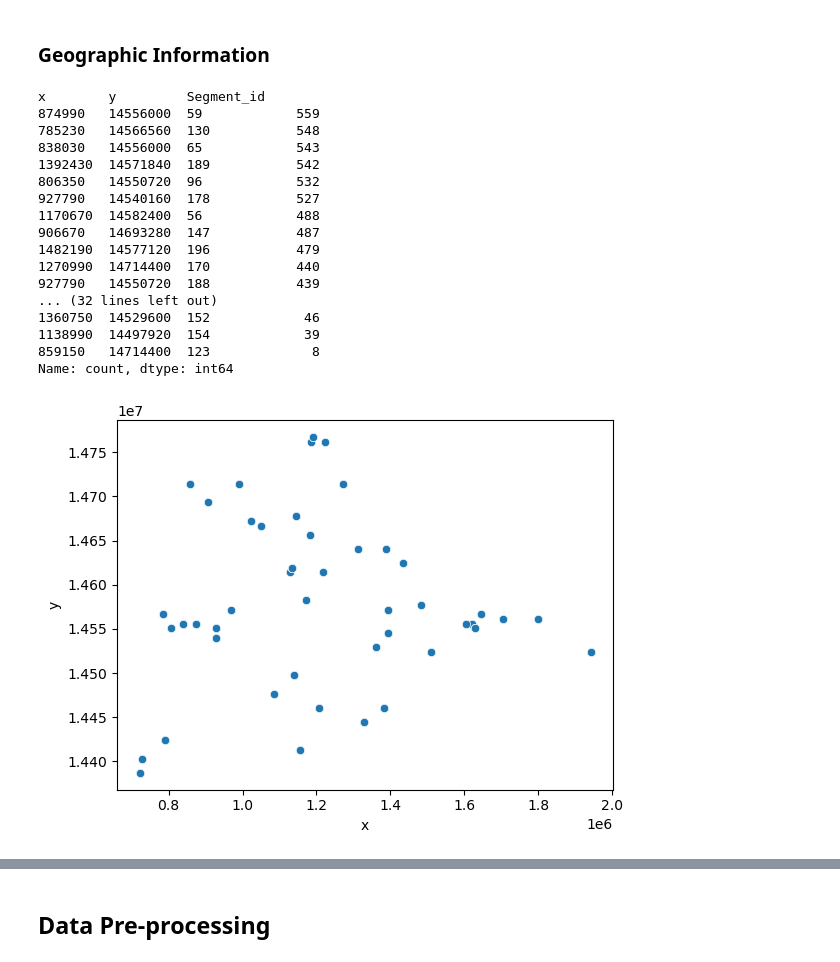
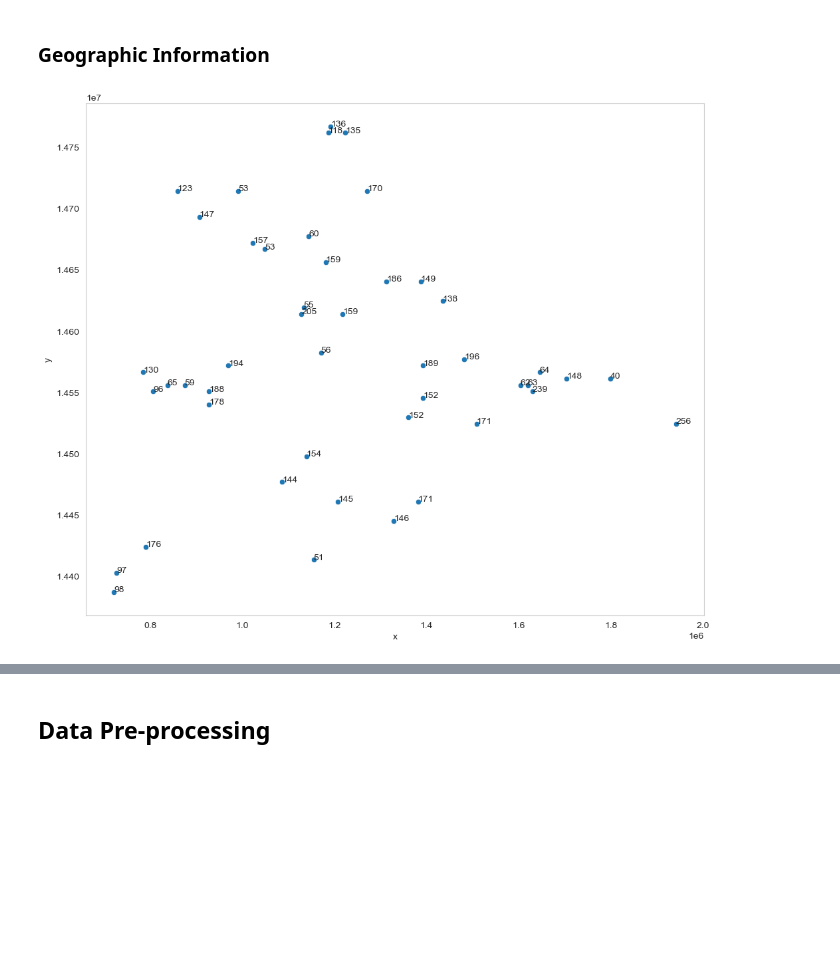
Before and after one commit to Ehsankahrizi/Project_6, a Jupyter notebook: project6.ipynb, the cells around one changed output, grey strips where cells are left out. Saved outputs shown, nothing was run; the diff lists cells and outputs as text; code cells hidden in the pictures; blank space fills up the shorter version.

```diff
--- a/project6.ipynb
+++ b/project6.ipynb
@@ -34,6 +34,7 @@ baseflow_raw['date'] = pd.to_datetime(baseflow_raw.days_since_1900.astype('int')
 baseflow_raw['year'] = baseflow_raw.date.apply(lambda x:pd.to_datetime(x).year)
 baseflow_raw['month'] = baseflow_raw.date.apply(lambda x:pd.to_datetime(x).month)
 baseflow_raw['day'] = baseflow_raw.date.apply(lambda x:pd.to_datetime(x).day)
+baseflow_raw['Segment_id'] = baseflow_raw['Segment_id'].astype('category')
 # %% [markdown]
 ## Data Splitting
 # %%
@@ -159,3 +193,20 @@ sns.scatterplot(data=train, x='month', y = 'Observed')
 # %% [output]
 <Axes: xlabel='month', ylabel='Observed'>
 [figure]
+# %%
+plt.figure(figsize=(12,8))
+sns.set_style("whitegrid")
+plt.grid(True, linewidth=0.5, color='lightgray')
+month_location_observed = train.groupby(['Segment_id', 'month']).agg({'Observed':'mean'}).reset_index()
+display(month_location_observed.loc[month_location_observed.month == 4].sort_values(['Observed'], ascending=False).head())
+month_location_observed_plot = sns.lineplot(data=month_location_observed, x='month', y='Observed', hue='Segment_id',
+             legend=False,
+            palette='Set2',
+            marker='o')
+month_location_observed_plot.annotate("#256", (4, 585))
+month_location_observed_plot.annotate("#239", (4, 535))
+month_location_observed_plot.annotate("#194", (4, 130))
+plt.xticks(ticks=range(1, 12))
+plt.title('Average Baseflow By River Segment Per Month')
+plt.ylabel('Average Baseflow')
+plt.xlabel('Month')
@@ -162,24 +222,12 @@ sns.scatterplot(data=train, x='month', y = 'Observed')
 # %% [markdown]
 ### Geographic Information
 # %%
-sns.scatterplot(train, x='x', y='y')
-train.value_counts(['x', 'y', 'Segment_id'])
+plt.figure(figsize=(12, 10))
+plt.grid(False)
+location_count = train.value_counts(['Segment_id', 'x', 'y']).sort_index().reset_index()
+location_count_map = sns.scatterplot(data=location_count, x="x", y="y")
+
+for i, label in enumerate(location_count.Segment_id):
+    location_count_map.annotate(label, (location_count.loc[i, 'x'], location_count.loc[i, 'y']))
 # %% [output]
-x        y         Segment_id
-874990   14556000  59            559
-785230   14566560  130           548
-838030   14556000  65            543
-1392430  14571840  189           542
-806350   14550720  96            532
-927790   14540160  178           527
-1170670  14582400  56            488
-906670   14693280  147           487
-1482190  14577120  196           479
-1270990  14714400  170           440
-927790   14550720  188           439
-... (32 lines left out)
-1360750  14529600  152            46
-1138990  14497920  154            39
-859150   14714400  123             8
-Name: count, dtype: int64
-[figure, old version]
+[figure, new version]
```
Also changed, not shown: parts of 34 cells of this notebook.
